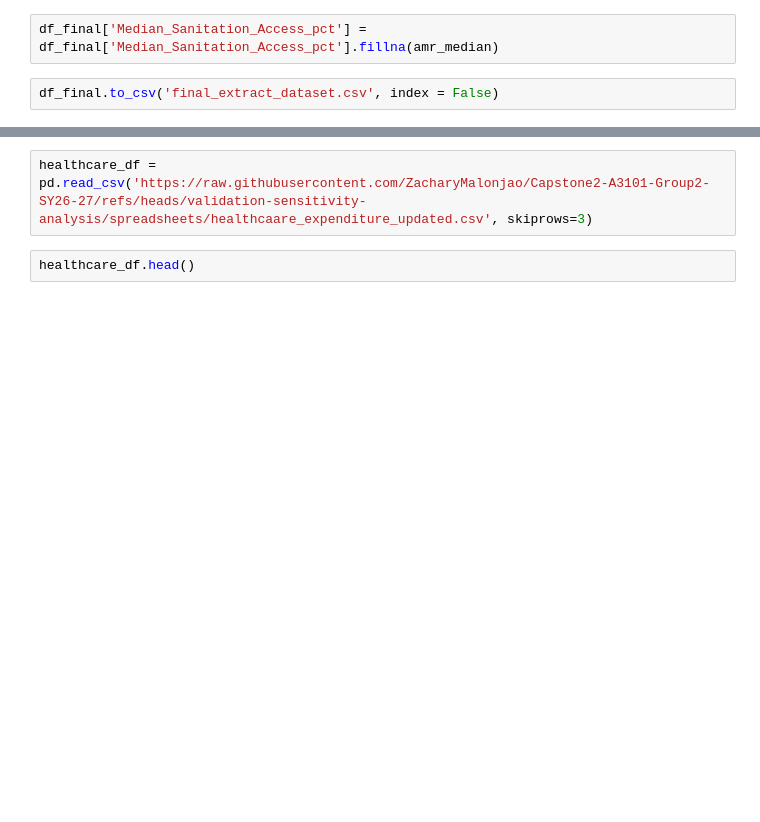
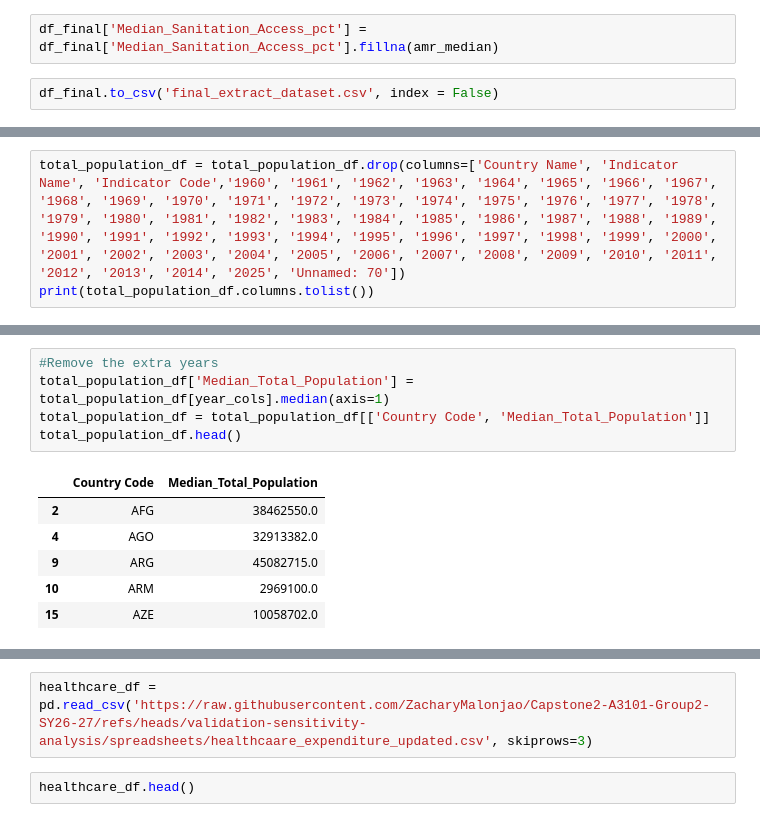
Before and after one commit to ZacharyMalonjao/Capstone2-A3101-Group2-SY26-27, a Jupyter notebook: ipynb_notebooks/01_data_cleaning.ipynb, the cells around one changed output, grey strips where cells are left out. Saved outputs shown, nothing was run; the diff lists cells and outputs as text; blank space fills up the shorter version.

```diff
--- a/ipynb_notebooks/01_data_cleaning.ipynb
+++ b/ipynb_notebooks/01_data_cleaning.ipynb
@@ -939,0 +950,3 @@ Data was complete, but clashed VIF test with GDP
+# %%
+total_population_df = total_population_df.drop(columns=['Country Name', 'Indicator Name', 'Indicator Code','1960', '1961', '1962', '1963', '1964', '1965', '1966', '1967', '1968', '1969', '1970', '1971', '1972', '1973', '1974', '1975', '1976', '1977', '1978', '1979', '1980', '1981', '1982', '1983', '1984', '1985', '1986', '1987', '1988', '1989', '1990', '1991', '1992', '1993', '1994', '1995', '1996', '1997', '1998', '1999', '2000', '2001', '2002', '2003', '2004', '2005', '2006', '2007', '2008', '2009', '2010', '2011', '2012', '2013', '2014', '2025', 'Unnamed: 70'])
+print(total_population_df.columns.tolist())
@@ -939,0 +1000,12 @@ Data was complete, but clashed VIF test with GDP
+# %%
+#Remove the extra years
+total_population_df['Median_Total_Population'] = total_population_df[year_cols].median(axis=1)
+total_population_df = total_population_df[['Country Code', 'Median_Total_Population']]
+total_population_df.head()
+# %% [output]
+|  | Country Code | Median_Total_Population |
+| 2 | AFG | 38462550.0 |
+| 4 | AGO | 32913382.0 |
+| 9 | ARG | 45082715.0 |
+| 10 | ARM | 2969100.0 |
+| 15 | AZE | 10058702.0 |
```
Also changed, not shown: parts of 18 cells of this notebook, 9 other files.
